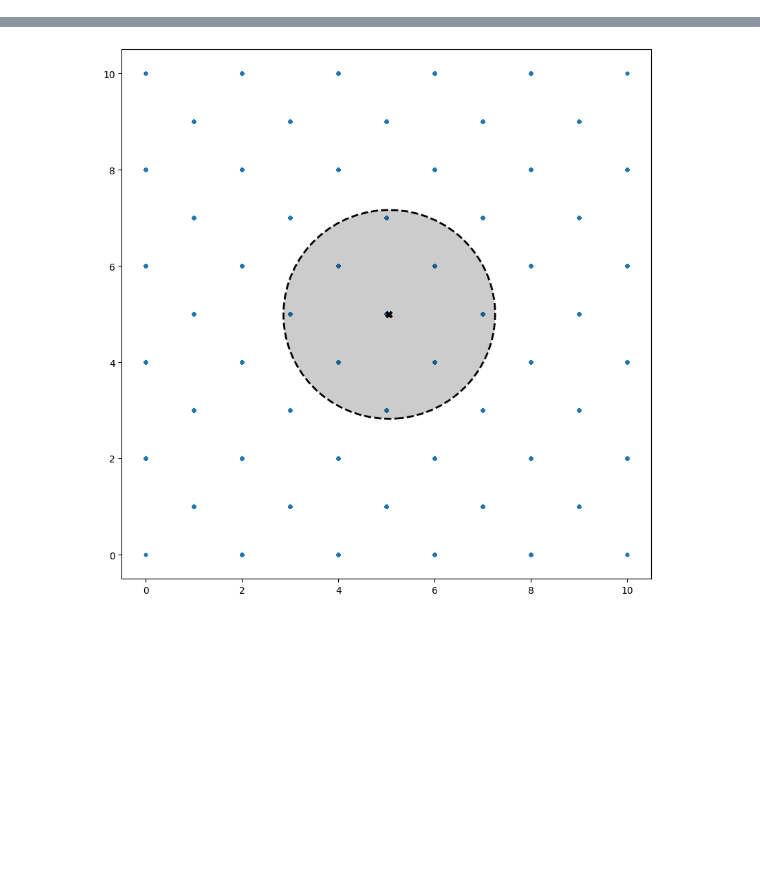
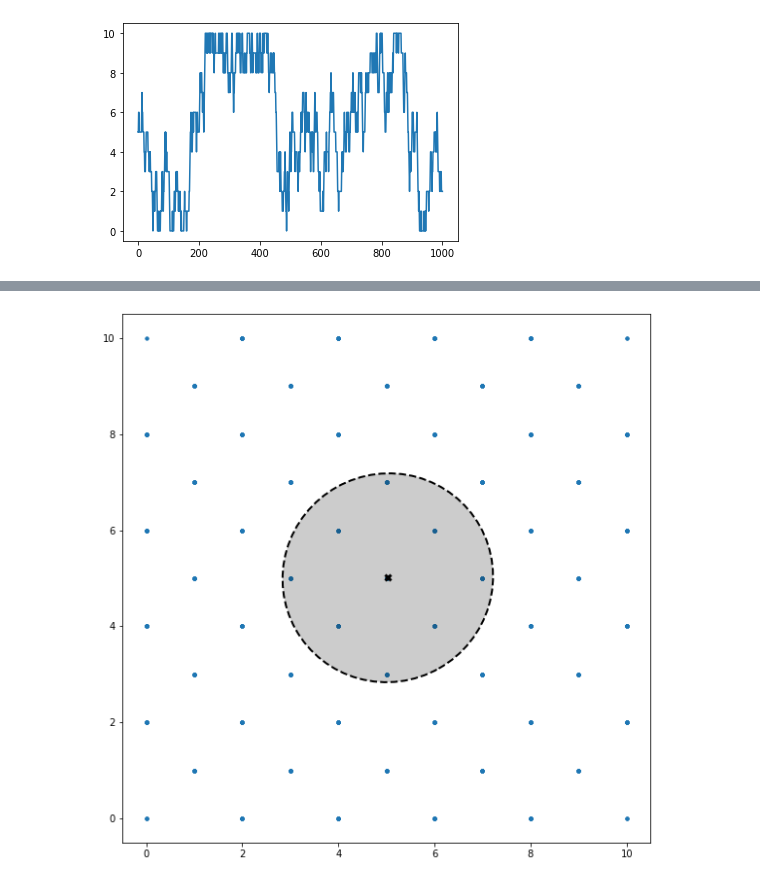
Before and after one commit to Haasa1/ICneuro, a Jupyter notebook: RandomWalk_2D.ipynb, the cells around one changed output, grey strips where cells are left out. Saved outputs shown, nothing was run; the diff lists cells and outputs as text; code cells hidden in the pictures; blank space fills up the shorter version.

```diff
--- a/RandomWalk_2D.ipynb
+++ b/RandomWalk_2D.ipynb
@@ -105,0 +129,6 @@ lista_x,lista_y = Caminhada_Aleatoria_2D_de_max_T(L,N,T_values)
+# %%
+plt.figure()
+plt.plot(np.arange(x.size),x)
+plt.show()
+# %% [output]
+[figure, added]
```
Also changed, not shown: parts of 11 cells of this notebook, 2 other files.
